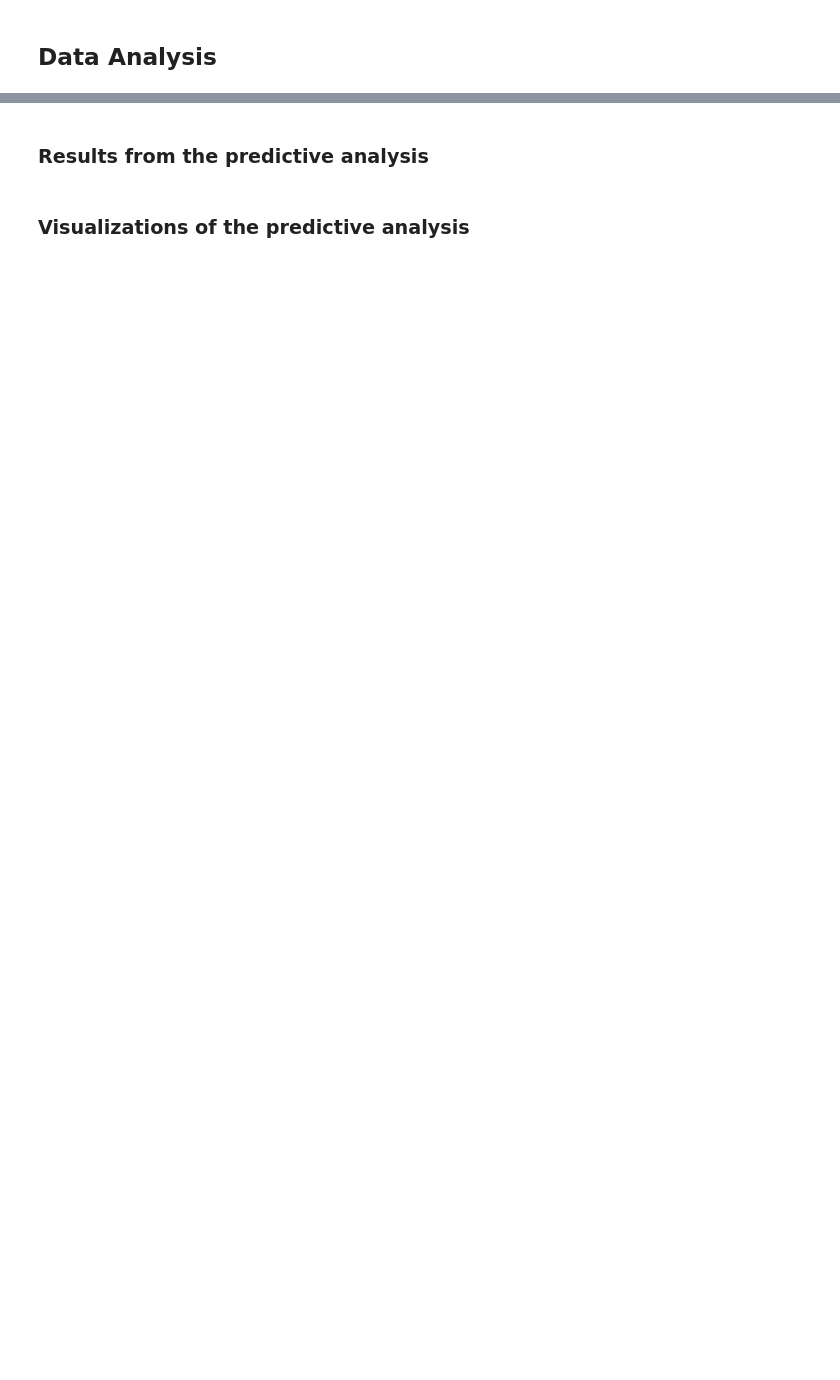
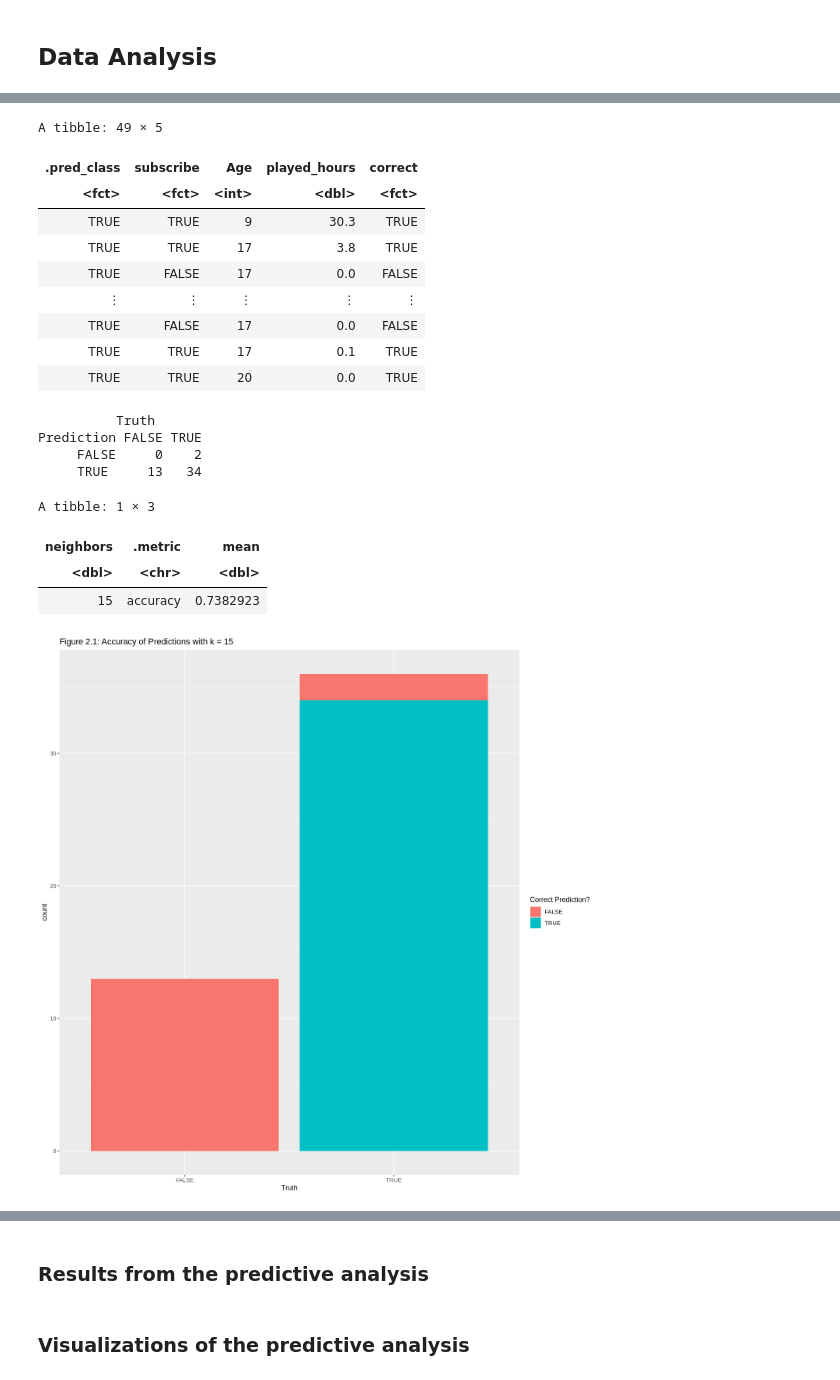
Before and after one commit to Loolin06/dsci-05-27, a Jupyter notebook: ProjectReport.ipynb, the cells around one changed output, grey strips where cells are left out. Cells and saved outputs as stored; diff of their text form; code cells hidden in the pictures; blank space fills up the shorter version.

```diff
--- a/ProjectReport.ipynb
+++ b/ProjectReport.ipynb
@@ -342 +248,61 @@ A tibble: 1 × 3
+# %%
+# Part 3: Adjusting k (k = 15)
+
+#best fit k is 15, adjust spec to fit
+knn_spec_15 <-  nearest_neighbor(weight_func = "rectangular", neighbors = 15) |>
+    set_engine("kknn")|>
+    set_mode("classification")
+
+#workflow k=15 trained
+players_workflow_15 <- workflow() |>
+    add_recipe(players_recipe) |>
+    add_model(knn_spec_15) |>
+    fit(data = players_train)
+
+#check workflow on testing data
+predictions_15 <- predict(players_workflow_15, players_test)|>
+    bind_cols(players_test)|>
+    select(.pred_class, subscribe, Age, played_hours)|>
+    mutate(correct = as_factor(.pred_class == subscribe))
+predictions_15
+
+#confusion matrix
+table_15 <- predictions_15 |>
+    conf_mat(truth = subscribe, estimate = .pred_class)
+table_15
+
+#plot predictions
+plot_15 <- predictions_15 |>
+    ggplot(aes(x = subscribe, fill = correct))+
+    geom_bar()+
+    labs(x = "Truth",
+         fill = "Correct Prediction?",
+         title = "Figure 2.1: Accuracy of Predictions with k = 15")
+plot_15
+
+#accuracy
+accuracy_15 <- k_test|>
+    filter(neighbors==15, .metric == "accuracy")|>
+    select(neighbors,.metric,mean)
+accuracy_15
+# %% [output]
+A tibble: 49 × 5
+| .pred_class | subscribe | Age | played_hours | correct |
+| <fct> | <fct> | <int> | <dbl> | <fct> |
+| TRUE | TRUE | 9 | 30.3 | TRUE |
+| TRUE | TRUE | 17 | 3.8 | TRUE |
+| TRUE | FALSE | 17 | 0.0 | FALSE |
+| ⋮ | ⋮ | ⋮ | ⋮ | ⋮ |
+| TRUE | FALSE | 17 | 0.0 | FALSE |
+| TRUE | TRUE | 17 | 0.1 | TRUE |
+| TRUE | TRUE | 20 | 0.0 | TRUE |
+          Truth
+Prediction FALSE TRUE
+     FALSE     0    2
+     TRUE     13   34
+A tibble: 1 × 3
+| neighbors | .metric | mean |
+| <dbl> | <chr> | <dbl> |
+| 15 | accuracy | 0.7382923 |
+[figure, added]
 # %%
```
Also changed, not shown: parts of 16 cells of this notebook.
